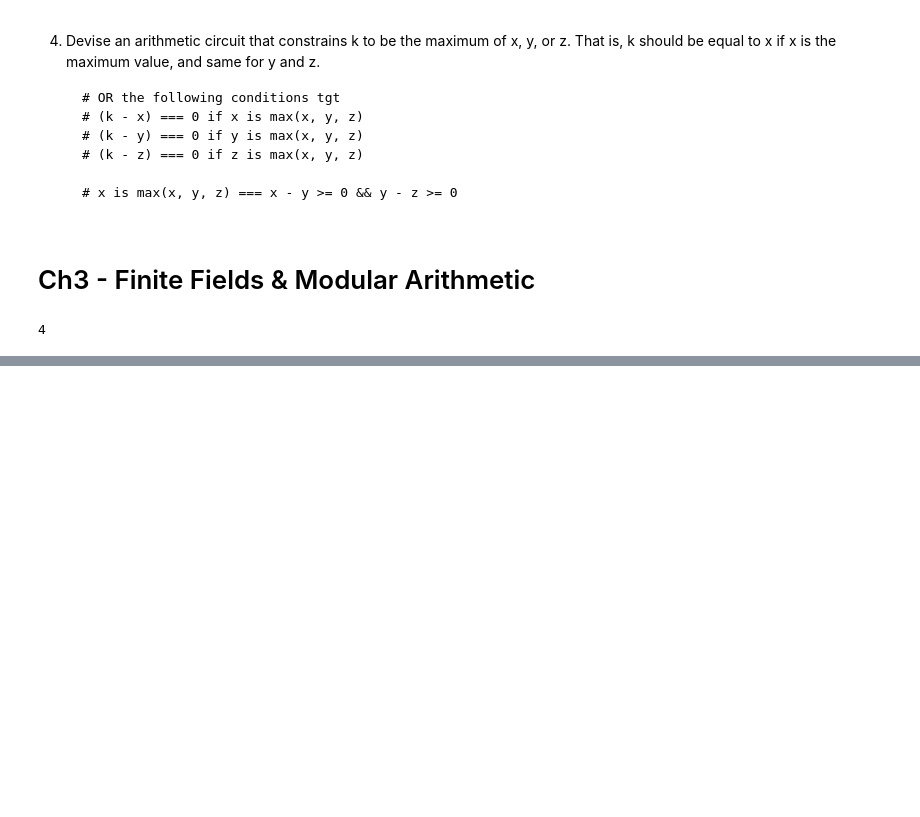
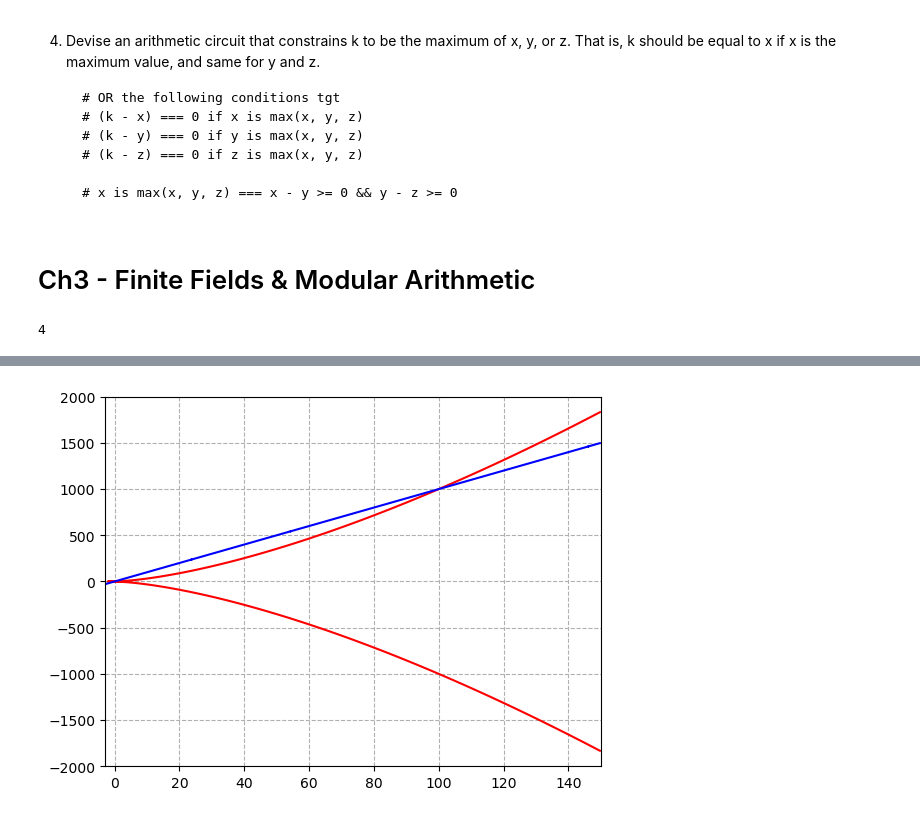
Before and after one commit to jimmychu0807/rareskills-zk-bootcamp, a Jupyter notebook: rareskills-zk-book.ipynb, the cells around one changed output, grey strips where cells are left out. Drawn from its saved outputs; the diff is of its cells as text; code cells hidden in the pictures; blank space fills up the shorter version.

```diff
--- a/rareskills-zk-book.ipynb
+++ b/rareskills-zk-book.ipynb
@@ -82,0 +107,25 @@ roots = poly.roots(); print(f"roots: {roots}")
+# %%
+'''
+Plotting elliptic curve
+y^2 = x^3 + 10
+y = 10x
+'''
+
+import numpy as np
+import matplotlib.pyplot as plt
+
+a1 = 0; b1 = 10
+
+# Flipping between the following axis to see that at first it seems y=10x grow very fast, but
+# eventually the elliptic curve will catch up on its growth. Because elliptic curve is O(x^1.5).
+
+# [y, x] = np.ogrid[-15:15:100j, -3:8:100j]
+[y, x] = np.ogrid[-2000:2000:2000j, -3:150:2000j]
+# The formula: y^2 = x^3 + a * x + b
+plt.contour(x.ravel(), y.ravel(), pow(y, 2) - pow(x, 3) - x * a1 - b1, [0], colors="red")
+plt.contour(x.ravel(), y.ravel(), y - 10 * x, [0], colors="blue")
+
+plt.grid(which="both", axis="both", linestyle="--")
+plt.show()
+# %% [output]
+[figure, added]
```
Also changed, not shown: parts of 3 cells of this notebook.
